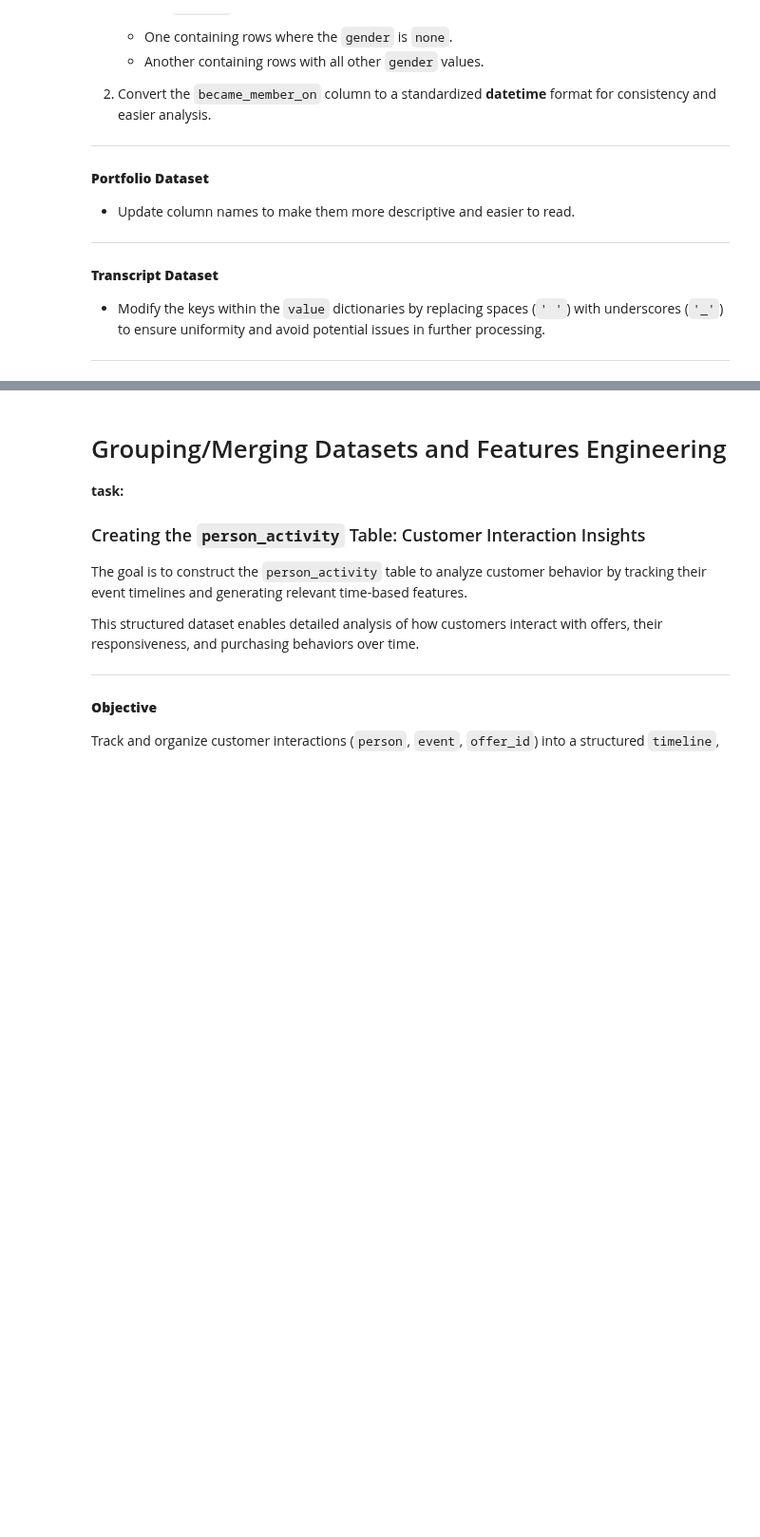
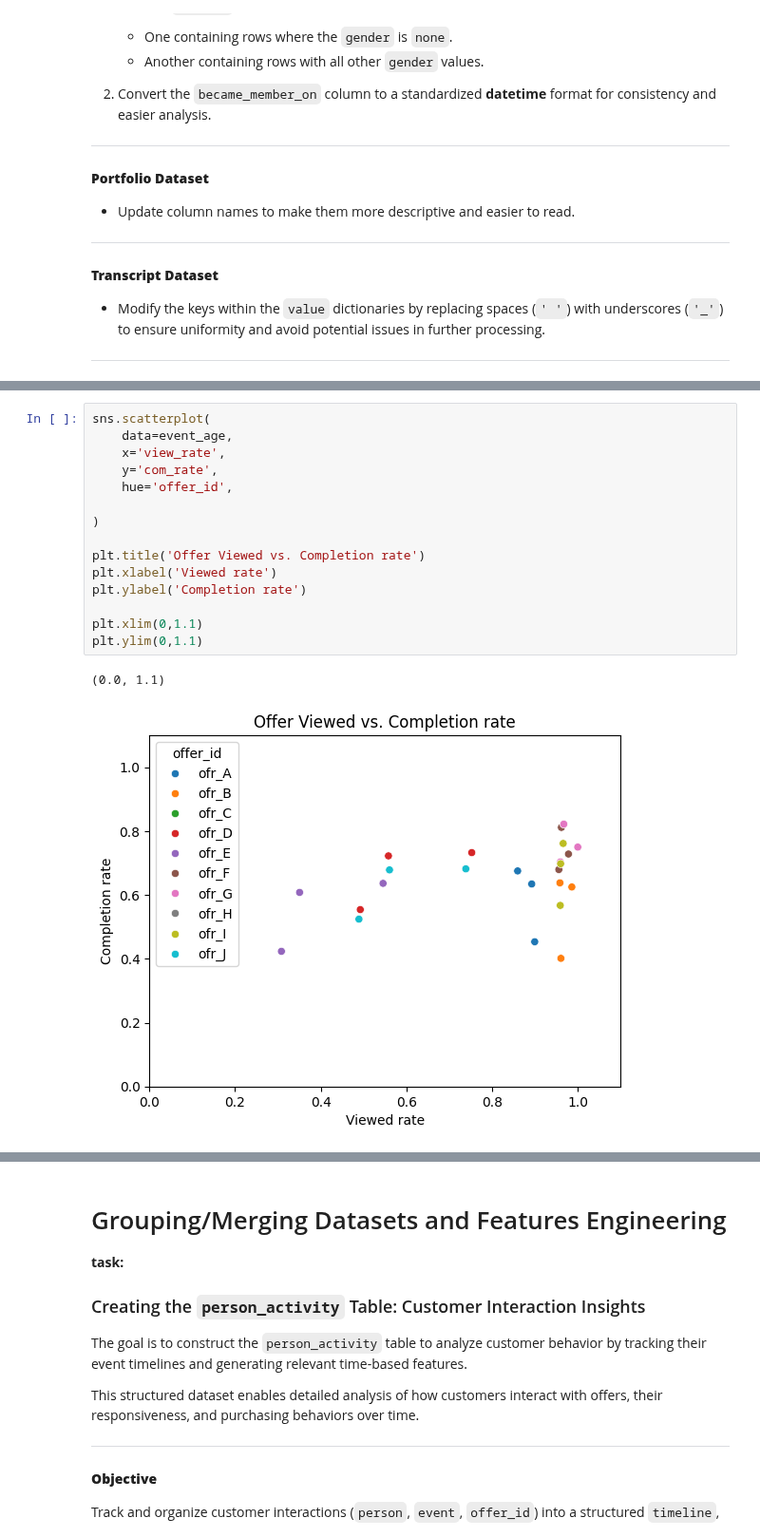
Before and after one commit to Niltonjuniorphd/Starbucks_project, a Jupyter notebook: Starbucks_Capstone_notebook.ipynb, the cells around one changed output, grey strips where cells are left out. Shown at 95% size. Drawn from its saved outputs; the diff is of its cells as text; blank space fills up the shorter version.

```diff
--- a/Starbucks_Capstone_notebook.ipynb
+++ b/Starbucks_Capstone_notebook.ipynb
@@ -226,0 +419,18 @@ transcript_b = pd.concat([transcript, value_df], axis=1).drop('value', axis=1)
+# %%
+sns.scatterplot(
+    data=event_age,
+    x='view_rate',
+    y='com_rate',
+    hue='offer_id',
+
+)
+
+plt.title('Offer Viewed vs. Completion rate')
+plt.xlabel('Viewed rate')
+plt.ylabel('Completion rate')
+
+plt.xlim(0,1.1)
+plt.ylim(0,1.1)
+# %% [output]
+(0.0, 1.1)
+[figure, added]
```
Also changed, not shown: parts of 55 cells of this notebook.
